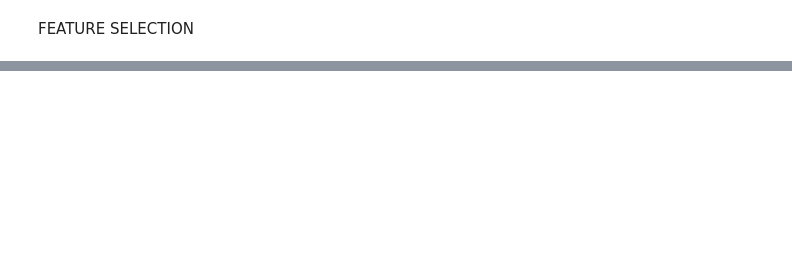
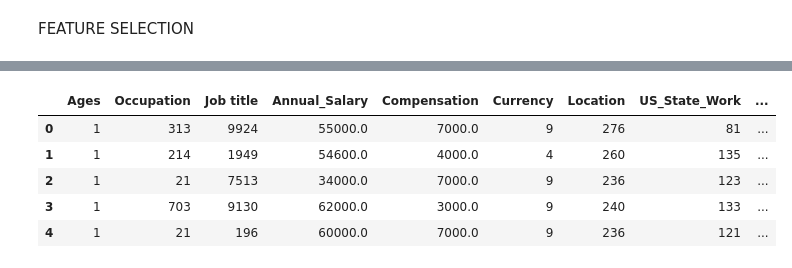
Before and after one commit to sba25078/ca-1-data-exploration-and-preparartion-Mrfolami, a Jupyter notebook: CA1.ipynb, the cells around one changed output, grey strips where cells are left out. Cells and saved outputs as stored; diff of their text form; code cells hidden in the pictures; blank space fills up the shorter version.

```diff
--- a/CA1.ipynb
+++ b/CA1.ipynb
@@ -1061,0 +1152,9 @@ from sklearn.feature_selection import chi2
+# %%
+df.head()
+# %% [output]
+|  | Ages | Occupation | Job title | Annual_Salary | Compensation | Currency | Location | US_State_Work | ... |
+| 0 | 1 | 313 | 9924 | 55000.0 | 7000.0 | 9 | 276 | 81 | ... |
+| 1 | 1 | 214 | 1949 | 54600.0 | 4000.0 | 4 | 260 | 135 | ... |
+| 2 | 1 | 21 | 7513 | 34000.0 | 7000.0 | 9 | 236 | 123 | ... |
+| 3 | 1 | 703 | 9130 | 62000.0 | 3000.0 | 9 | 240 | 133 | ... |
+| 4 | 1 | 21 | 196 | 60000.0 | 7000.0 | 9 | 236 | 121 | ... |
```
Also changed, not shown: parts of 30 cells of this notebook.
